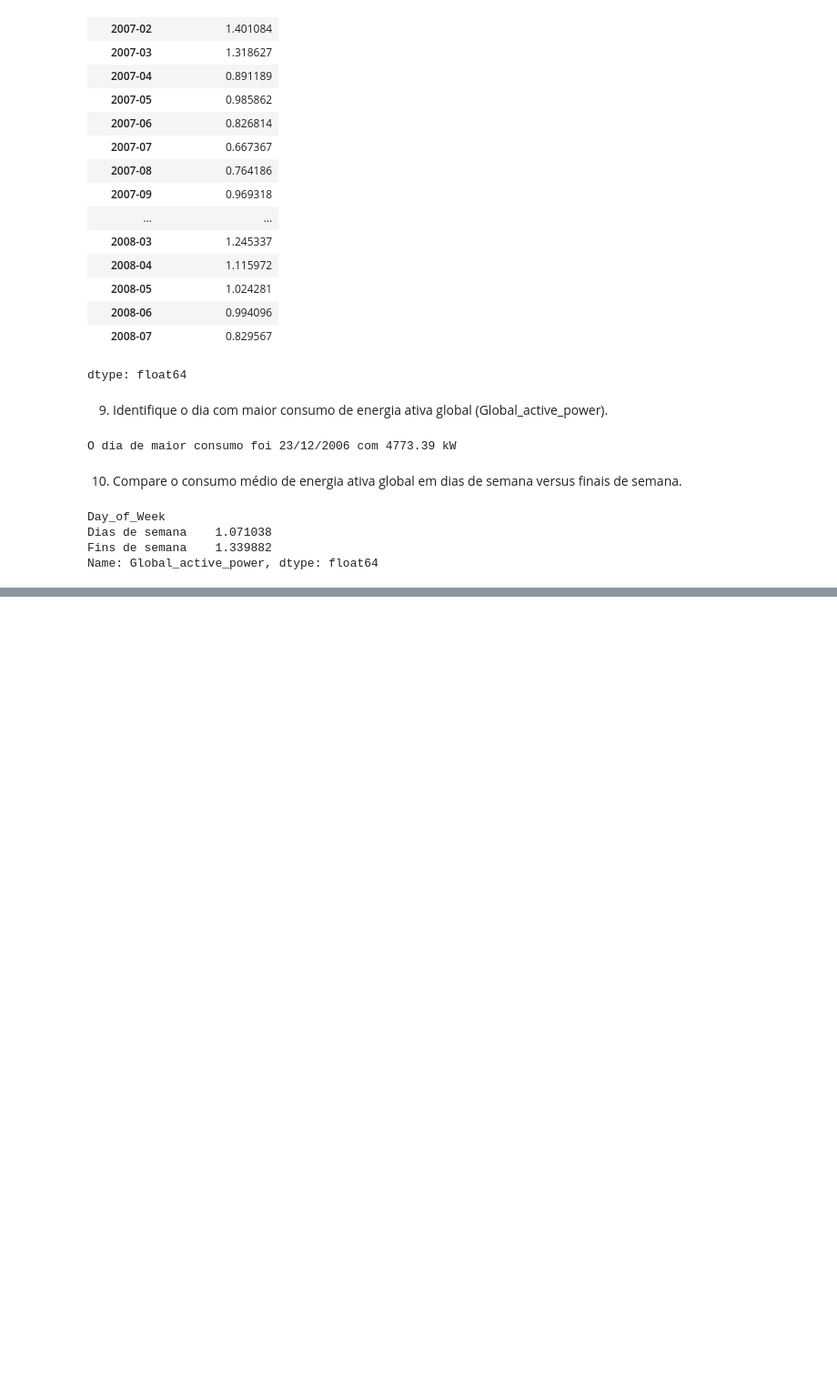
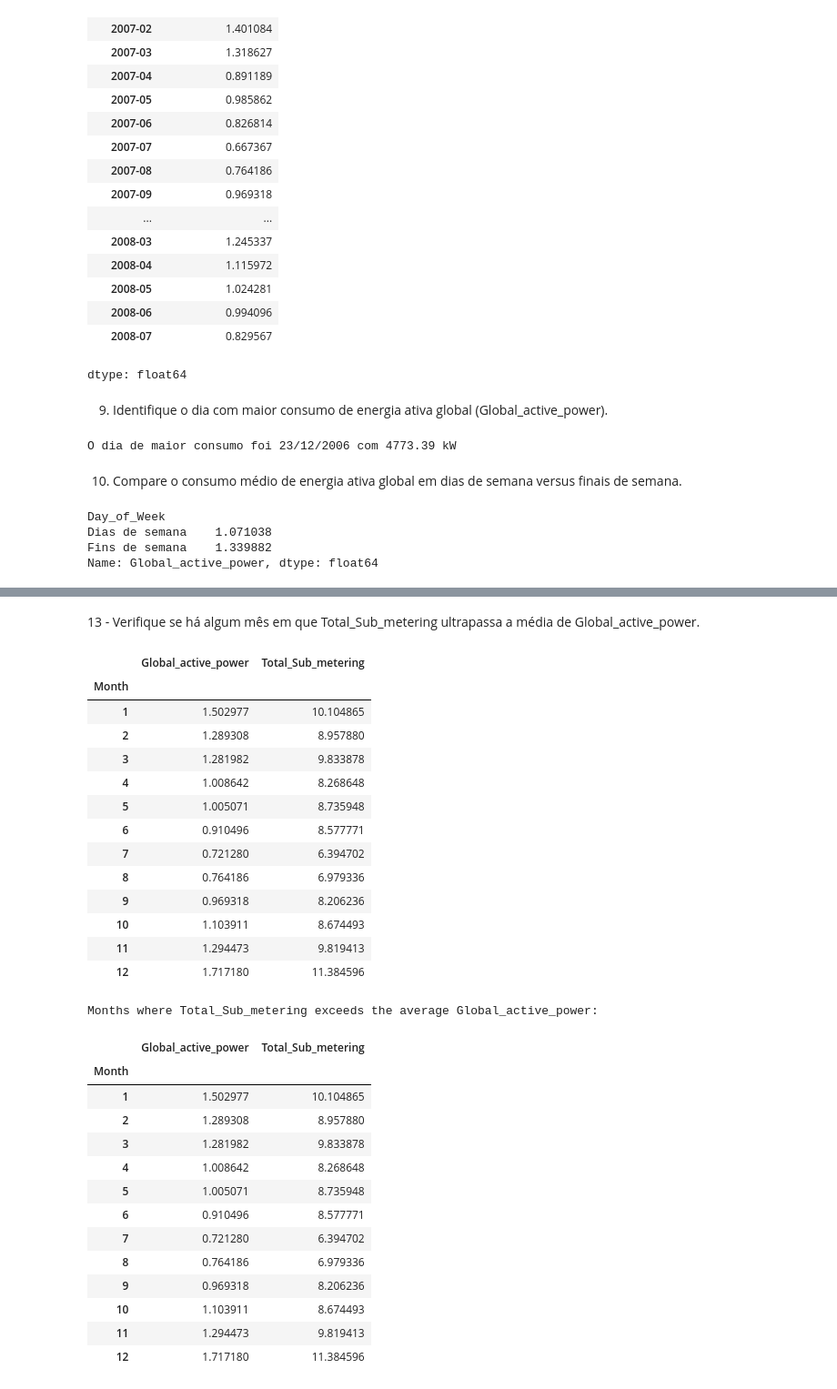
Before and after one commit to NathanMagno/energy-consumers-data, a Jupyter notebook: cp04.ipynb, the cells around one changed output, grey strips where cells are left out. Shown at 91% size. Drawn from its saved outputs; the diff is of its cells as text; code cells hidden in the pictures; blank space fills up the shorter version.

```diff
--- a/cp04.ipynb
+++ b/cp04.ipynb
@@ -235,0 +264,45 @@ Name: Global_active_power, dtype: float64
+# %% [markdown]
+13 - Verifique se há algum mês em que Total_Sub_metering ultrapassa a média de Global_active_power.
+# %%
+df['Month'] = df['Date'].dt.month
+monthly_avg = df.groupby('Month')[['Global_active_power', 'Total_Sub_metering']].mean()
+
+display(monthly_avg)
+
+months_exceeding_average = monthly_avg[monthly_avg['Total_Sub_metering'] > monthly_avg['Global_active_power']]
+
+if not months_exceeding_average.empty:
+    print("\nMonths where Total_Sub_metering exceeds the average Global_active_power:")
+    display(months_exceeding_average)
+else:
+    print("\nThere are no months where Total_Sub_metering exceeds the average Global_active_power.")
+# %% [output]
+|  | Global_active_power | Total_Sub_metering |
+| Month |  |  |
+| 1 | 1.502977 | 10.104865 |
+| 2 | 1.289308 | 8.957880 |
+| 3 | 1.281982 | 9.833878 |
+| 4 | 1.008642 | 8.268648 |
+| 5 | 1.005071 | 8.735948 |
+| 6 | 0.910496 | 8.577771 |
+| 7 | 0.721280 | 6.394702 |
+| 8 | 0.764186 | 6.979336 |
+| 9 | 0.969318 | 8.206236 |
+| 10 | 1.103911 | 8.674493 |
+| 11 | 1.294473 | 9.819413 |
+| 12 | 1.717180 | 11.384596 |
+Months where Total_Sub_metering exceeds the average Global_active_power:
+|  | Global_active_power | Total_Sub_metering |
+| Month |  |  |
+| 1 | 1.502977 | 10.104865 |
+| 2 | 1.289308 | 8.957880 |
+| 3 | 1.281982 | 9.833878 |
+| 4 | 1.008642 | 8.268648 |
+| 5 | 1.005071 | 8.735948 |
+| 6 | 0.910496 | 8.577771 |
+| 7 | 0.721280 | 6.394702 |
+| 8 | 0.764186 | 6.979336 |
+| 9 | 0.969318 | 8.206236 |
+| 10 | 1.103911 | 8.674493 |
+| 11 | 1.294473 | 9.819413 |
+| 12 | 1.717180 | 11.384596 |
```
Also changed, not shown: parts of 8 cells of this notebook.
